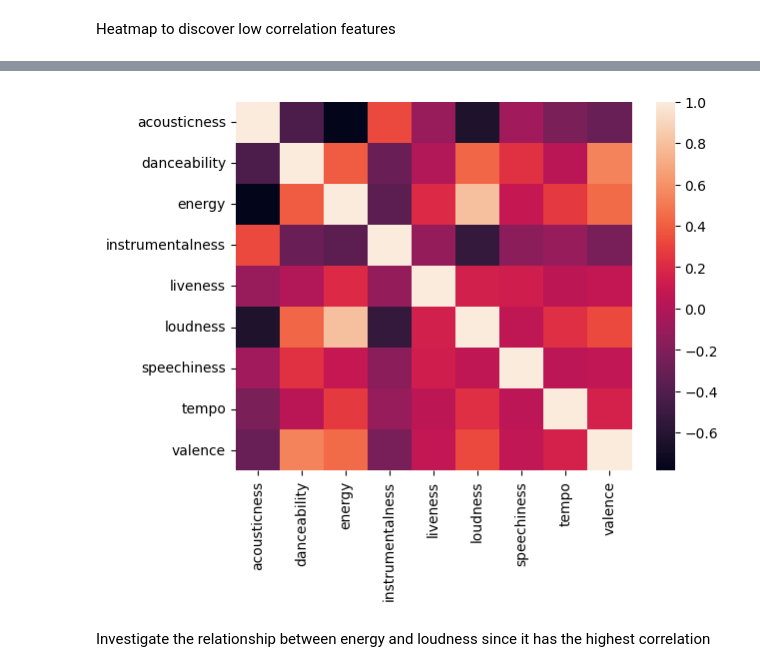
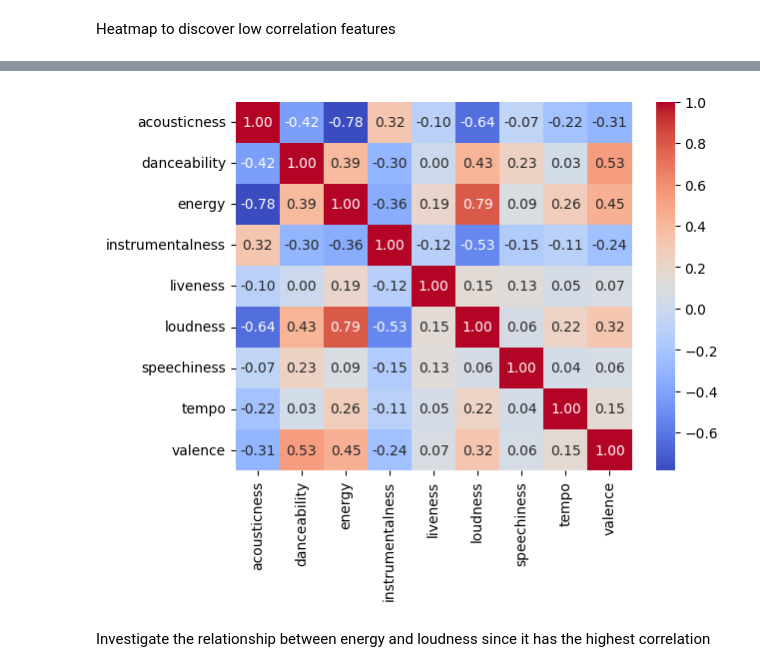
Before and after one commit to ninh-nd/spotify-rec, a Jupyter notebook: seed/data.ipynb, the cells around one changed output, grey strips where cells are left out. Cells and saved outputs as stored; diff of their text form; code cells hidden in the pictures.

Commit message:
Give more clarity to heatmap

```diff
--- a/seed/data.ipynb
+++ b/seed/data.ipynb
@@ -18,8 +18,5 @@ Heatmap to discover low correlation features
 # %%
 import seaborn as sns
 features = ['acousticness', 'danceability', 'energy', 'instrumentalness', 'liveness', 'loudness', 'speechiness', 'tempo', 'valence']
-dataplot = sns.heatmap(df[features].corr())
-# List correlation values
-df[features].corr()
-# plt.show()
+dataplot = sns.heatmap(df[features].corr(), annot=True, fmt=".2f", cmap='coolwarm')
 # %% [output]
@@ -36,4 +23,4 @@ df[features].corr()
-[figure, old version]
+[figure, new version]
 # %% [markdown]
 Investigate the relationship between energy and loudness since it has the highest correlation
 # %%
```
Also changed, not shown: parts of 2 cells of this notebook.
